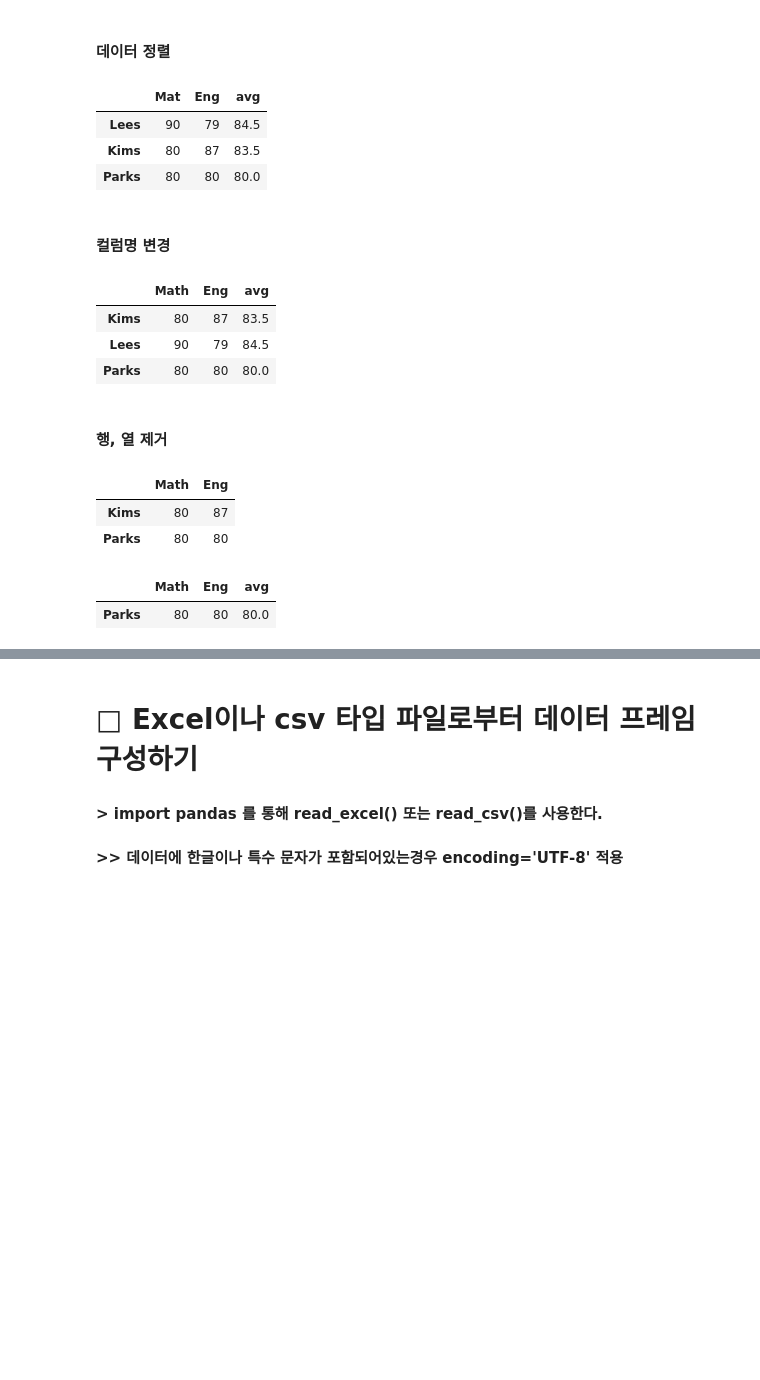
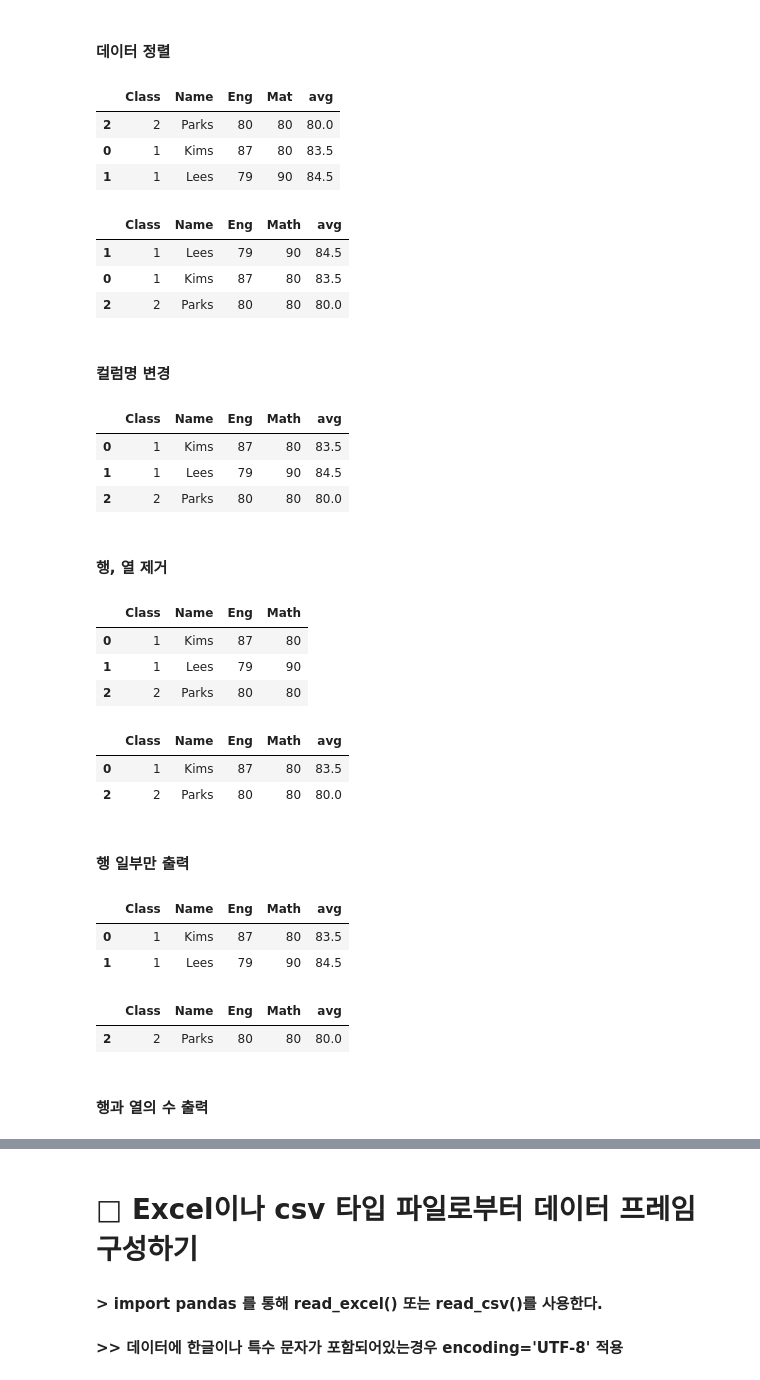
Before and after one commit to dndxor/BCDA, a Jupyter notebook: Ch04_DataFrame.ipynb, the cells around one changed output, grey strips where cells are left out. Saved outputs shown, nothing was run; the diff lists cells and outputs as text; code cells hidden in the pictures; blank space fills up the shorter version.

```diff
--- a/Ch04_DataFrame.ipynb
+++ b/Ch04_DataFrame.ipynb
@@ -201,0 +492,8 @@ result
+# %%
+## [Data Frame] 생성
+import pandas as pd
+df = pd.DataFrame({ 'Name' : ['Kims', 'Lees', 'Parks'],
+                   'Class' : [1, 1, 2],
+                   'Eng' : [87, 79, 80],
+                   'Mat' : [80, 90, 80]},)  #index 강제 부여
+df
@@ -211,9 +514,5 @@ df
 # %%
 ## [Data Frame] 조작 : 열 순서 변경
-df = df[['Mat', 'Eng', 'avg']]         # 원하는 컬럼 순으로 재정렬
+df = df[['Class', 'Name', 'Eng', 'Mat', 'avg']]         # 원하는 컬럼 순으로 재정렬
 df
-
-col_seq = ['Mat', 'Eng', 'avg']
-df = df[col_seq]                       # 원하는 컬럼 순으로 재정렬
-df
 # %% [output]
@@ -223,0 +523,5 @@ df
+# %%
+## [Data Frame] 조작 : 열 순서 변경
+col_seq = ['Class', 'Name', 'Eng', 'Mat', 'avg']
+df = df[col_seq]                       # 원하는 컬럼 순으로 재정렬
+df
@@ -276,13 +599,20 @@ Name: Mat, dtype: int64
 ## [Data Frame] 관련 함수 : sorting된 Data Frame 생성
 sdf = df.sort_values(by = 'avg')        # 'avg' 컬럼 값 순으로 정렬
 sdf
-sdf = df.sort_values(by = 'avg', ascending=False)
-sdf
 # %% [output]
-|  | Mat | Eng | avg |
-| Lees | 90 | 79 | 84.5 |
-| Kims | 80 | 87 | 83.5 |
-| Parks | 80 | 80 | 80.0 |
+|  | Class | Name | Eng | Mat | avg |
+| 2 | 2 | Parks | 80 | 80 | 80.0 |
+| 0 | 1 | Kims | 87 | 80 | 83.5 |
+| 1 | 1 | Lees | 79 | 90 | 84.5 |
+# %%
+## [Data Frame] 관련 함수 : sorting된 Data Frame 생성
+sdf = df.sort_values(by = 'avg', ascending=False)
+sdf
+# %% [output]
+|  | Class | Name | Eng | Math | avg |
+| 1 | 1 | Lees | 79 | 90 | 84.5 |
+| 0 | 1 | Kims | 87 | 80 | 83.5 |
+| 2 | 2 | Parks | 80 | 80 | 80.0 |
 # %% [markdown]
 #### **컬럼명 변경**
 # %%
@@ -290,28 +620,46 @@ sdf
 df = df.rename(columns = {'Mat' : 'Math'})         # 컬럼명 변경
 df
 # %% [output]
-|  | Math | Eng | avg |
-| Kims | 80 | 87 | 83.5 |
-| Lees | 90 | 79 | 84.5 |
-| Parks | 80 | 80 | 80.0 |
+|  | Class | Name | Eng | Math | avg |
+| 0 | 1 | Kims | 87 | 80 | 83.5 |
+| 1 | 1 | Lees | 79 | 90 | 84.5 |
+| 2 | 2 | Parks | 80 | 80 | 80.0 |
 # %% [markdown]
 #### **행, 열 제거**
 # %%
 ## [Data Frame] 관련 함수 : 행, 열 제거
-ddf = df.drop( 'Lees', axis = 'rows')        # 행 이름으로 열 제거
-ddf = ddf.drop( 'avg', axis = 'columns')     # 컬럼 이름으로 컬럼 제거
+ddf = df.drop( 'avg', axis = 'columns')     # 컬럼 이름으로 컬럼 제거
 ddf
 # %% [output]
-|  | Math | Eng |
-| Kims | 80 | 87 |
-| Parks | 80 | 80 |
+|  | Class | Name | Eng | Math |
+| 0 | 1 | Kims | 87 | 80 |
+| 1 | 1 | Lees | 79 | 90 |
+| 2 | 2 | Parks | 80 | 80 |
+# %%
+## [Data Frame] 관련 함수 : 행, 열 제거
+ddf = df.drop( 1, axis = 'rows')        # 행 이름으로 열 제거
+ddf
+# %% [output]
+|  | Class | Name | Eng | Math | avg |
+| 0 | 1 | Kims | 87 | 80 | 83.5 |
+| 2 | 2 | Parks | 80 | 80 | 80.0 |
+# %% [markdown]
+#### **행 일부만 출력**
 # %%
 ## [Data Frame] 관련 함수 : 일부만 출력
 df.head(2)                # 데이터 행 상위 일부만 출력 (숫자 생략하면 알아서)
-df.tail(1)                # 데이터 행 하위 일부만 출력 (숫자 생략하면 알아서)
 # %% [output]
-|  | Math | Eng | avg |
-| Parks | 80 | 80 | 80.0 |
+|  | Class | Name | Eng | Math | avg |
+| 0 | 1 | Kims | 87 | 80 | 83.5 |
+| 1 | 1 | Lees | 79 | 90 | 84.5 |
+# %%
+## [Data Frame] 관련 함수 : 일부만 출력
+df.tail(1)                # 데이터 행 하위 일부만 출력 (숫자 생략하면 알아서)
+# %% [output]
+|  | Class | Name | Eng | Math | avg |
+| 2 | 2 | Parks | 80 | 80 | 80.0 |
+# %% [markdown]
+#### **행과 열의 수 출력**
 # %%
 ## [Data Frame] 관련 함수 : 행, 열의 수 출력
 df.shape
```
Also changed, not shown: parts of 83 cells of this notebook, 2 other files.
